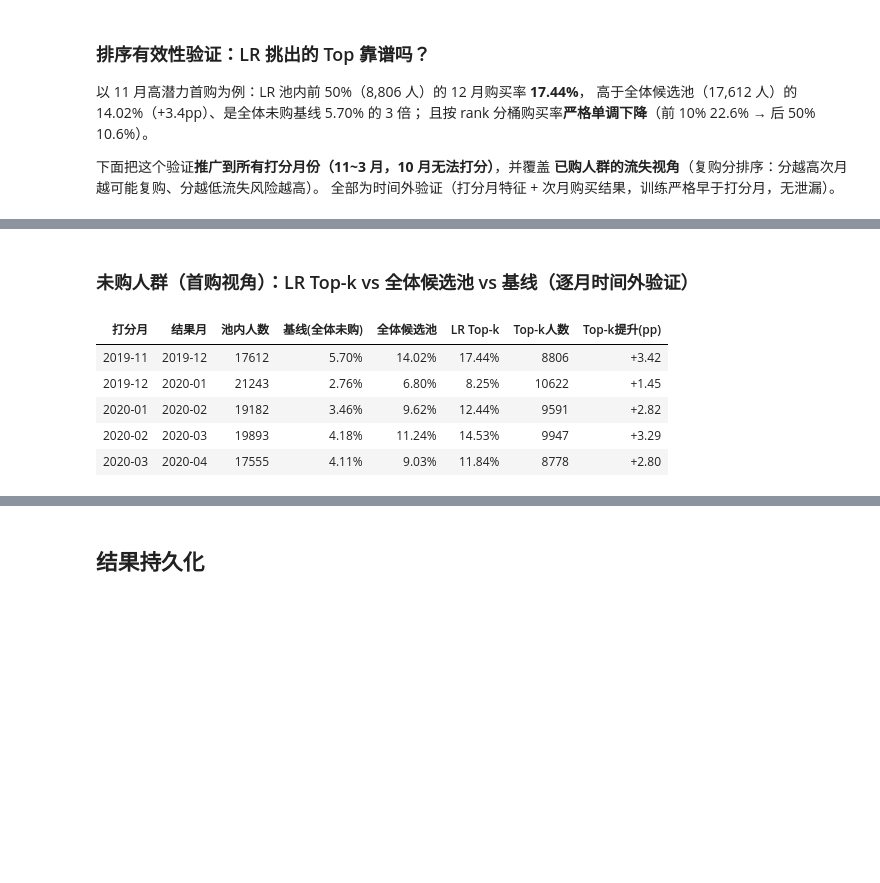
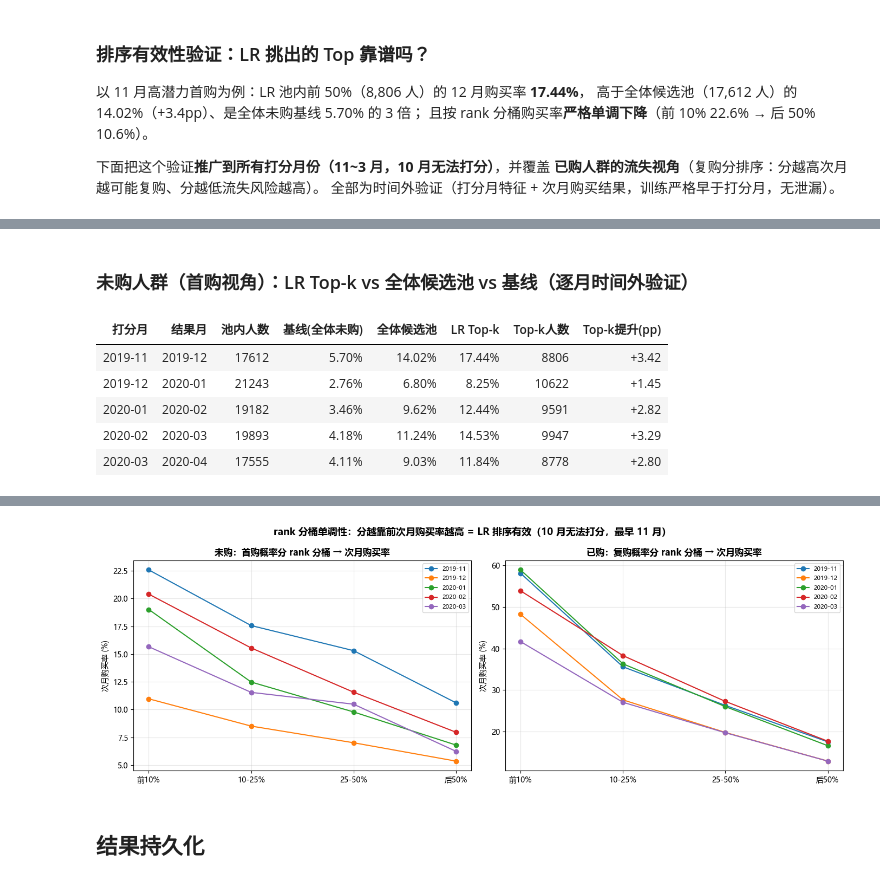
Before and after one commit to DX39069043/RFM-behavior-segmentation, a Jupyter notebook: main.ipynb, the cells around one changed output, grey strips where cells are left out. Drawn from its saved outputs; the diff is of its cells as text; code cells hidden in the pictures; blank space fills up the shorter version.

```diff
--- a/main.ipynb
+++ b/main.ipynb
@@ -841,13 +1139,22 @@ from pathlib import Path
 from analysis import _next_month, build_features, load_panel, score_buyers_history, score_nonbuyers_history
 from config import MONTHS, PANEL_FILE
 
+# 面板只需读这 7 列，省 IO 与内存
 PANEL_COLUMNS = ['event_time', 'event_type', 'price', 'product_id', 'user_id', 'user_session', 'month']
 print('加载 7 个月面板（约 2 分钟）...')
+# 一次性读入全部 7 个月面板
 panel_v = load_panel(PANEL_FILE, months=MONTHS, columns=PANEL_COLUMNS)
 
-score_months = [m for m in MONTHS if m > '2019-10' and _next_month(m) in MONTHS]
-              # 10 月无法打分（最早建模月，不需要选人）；且打分月的次月（结果月）必须在面板内
+# 确定可打分的月份：10 月是最早建模月无法打分（不需要选人）；
+# 且打分月的次月（结果月）必须在面板内，否则没有结果可验证
+score_months = []
+for m in MONTHS:
+    if m > '2019-10' and _next_month(m) in MONTHS:
+        score_months.append(m)
+
+# rank 分桶的边界（按人数比例分 4 桶）与各桶名字
 BUCKETS = [(0.0, 0.10, '前10%'), (0.10, 0.25, '10-25%'), (0.25, 0.50, '25-50%'), (0.50, 1.0, '后50%')]
+
 
 def bucket_rates(rank_sorted_df, y_col):
     """按 rank 升序排序后按人数比例切 4 桶，返回各桶 y 均值（越靠前越高 = 排序有效）。"""
@@ -861,66 +1168,117 @@ def bucket_rates(rank_sorted_df, y_col):
         start = end
     return rates
 
+
 # ── 各月用户特征：磁盘缓存（首次构建约 40 秒，之后运行直接读取）──
 cache_dir = Path('data/_feats_cache')
+# 缓存目录不存在时自动创建
 cache_dir.mkdir(parents=True, exist_ok=True)
+# 月份 -> 该月用户特征表 的缓存字典
 cache = {}
 for m in MONTHS:
     cf = cache_dir / f'{m}.parquet'
     if cf.exists():
+        # 命中缓存：直接读入
         cache[m] = pd.read_parquet(cf)
     else:
+        # 未命中：现场构建该月特征并写入缓存
         ev = panel_v[panel_v['month'].eq(m)]
         cache[m] = build_features(ev, ev['event_time'].max())
         cache[m].to_parquet(cf)
 
 # ── 每个打分月：一次分层，未购 + 已购共享（不再重复 segment_users）──
+# 汇总结果：nb_rows=逐月行记录，nb_buckets/buyer_buckets=逐月分桶购买率
 nb_rows, nb_buckets, buyer_buckets = [], {}, {}
 for sm in score_months:
-    nm = _next_month(sm)
-    buyers_nm = set(panel_v.loc[panel_v['month'].eq(nm) & panel_v['event_type'].eq('purchase'), 'user_id'])
+    nm = _next_month(sm)  # 结果月 = 打分月的下一个月
+    # 找出结果月里真实下单的用户 id 集合（作为验证的"是否购买"标签）
+    is_result_month = panel_v['month'].eq(nm)
+    is_purchase = panel_v['event_type'].eq('purchase')
+    buyers_nm = set(panel_v.loc[is_result_month & is_purchase, 'user_id'])
+    # 打一次分：先未购（含分层），已购复用同一分层结果
     out = score_nonbuyers_history(panel_v, sm, cache=cache)
     out = score_buyers_history(panel_v, sm, cache=cache, segmented=out)   # 复用同一分层
+    # 未购子集：打分月未购买的用户，标注"次月是否购买"
     nb = out[out['Purchase_Frequency'].eq(0)].copy()
     nb['bought'] = nb['user_id'].isin(buyers_nm).astype(int)
+    # 候选池 = 未购人群中规则圈出的高潜力首购用户
     pool = nb[nb['User_Segment'] == '高潜力首购用户'].copy()
+    # Top-k 子集 = 池内被 TopK_Flag 标记的人
     top = pool[pool['TopK_Flag'] == 1]
+    # 记录这一打分月的三个口径次月购买率（基线 / 全体候选池 / LR Top-k）
     nb_rows.append({'打分月': sm, '结果月': nm, '池内人数': len(pool),
                     '基线(全体未购)': nb['bought'].mean(), '全体候选池': pool['bought'].mean(),
                     'LR Top-k': top['bought'].mean() if len(top) else np.nan,
                     'Top-k人数': len(top)})
+    # 未购视角：候选池按首购分 rank 分桶，看各桶次月购买率
     nb_buckets[sm] = bucket_rates(pool.sort_values('First_Purchase_Rank'), 'bought')
+    # 已购子集：打分月有购买的用户，标注"次月是否购买"
     b = out[out['Purchase_Frequency'].gt(0)].copy()
     b['bought'] = b['user_id'].isin(buyers_nm).astype(int)
+    # 已购视角：有复购分的人按复购分 rank 分桶
     buyer_buckets[sm] = bucket_rates(b[b['Repurchase_Rank'].notna()].sort_values('Repurchase_Rank'), 'bought')
     print(f'  {sm} 完成（→{nm} 结果）')
 
+# 把逐月记录变成表格，并算出 Top-k 相对全体候选池的提升（百分点）
 nb_df = pd.DataFrame(nb_rows)
 nb_df['Top-k提升(pp)'] = (nb_df['LR Top-k'] - nb_df['全体候选池']) * 100
+
+
+def _fmt_pct2(x):
+    """把小数格式化为两位百分数；缺失值显示为 —。"""
+    if pd.isna(x):
+        return '—'
+    return f'{x:.2%}'
+
+
+def _fmt_pp(x):
+    """把差值格式化为带符号的两位小数（百分点）；缺失值显示为 —。"""
+    if pd.isna(x):
+        return '—'
+    return f'{x:+.2f}'
+
+
+# 把展示用的三列购买率与提升列都转成易读文本
 nb_show = nb_df.copy()
 for c in ['基线(全体未购)', '全体候选池', 'LR Top-k']:
-    nb_show[c] = nb_show[c].map(lambda x: '—' if pd.isna(x) else f'{x:.2%}')
-nb_show['Top-k提升(pp)'] = nb_show['Top-k提升(pp)'].map(lambda x: '—' if pd.isna(x) else f'{x:+.2f}')
+    nb_show[c] = nb_show[c].map(_fmt_pct2)
+nb_show['Top-k提升(pp)'] = nb_show['Top-k提升(pp)'].map(_fmt_pp)
+# 展示未购人群（首购视角）的逐月时间外验证表
 display(HTML('<h3>未购人群（首购视角）：LR Top-k vs 全体候选池 vs 基线（逐月时间外验证）</h3>'))
 display(HTML(nb_show.to_html(index=False)))
 
+# 打印已购人群（复购/流失视角）各月分桶的次月购买率
 print('已购人群（复购/流失视角）——复购分 rank 分桶的次月购买率（越靠前越高，后50%≈流失预警）：')
-for sm, rates in buyer_buckets.items():
-    print(f'  {sm}→{_next_month(sm)}: ' + ' | '.join(f'{b[2]} {r:.2%}' for b, r in zip(BUCKETS, rates)))
+for sm, bucket_rates_by_month in buyer_buckets.items():
+    # 把 4 个桶的名字与购买率拼成一段文字
+    parts = []
+    for bucket, rate in zip(BUCKETS, bucket_rates_by_month):
+        bucket_name = bucket[2]
+        parts.append(f'{bucket_name} {rate:.2%}')
+    bucket_text = ' | '.join(parts)
+    print(f'  {sm}→{_next_month(sm)}: ' + bucket_text)
 
 # ── 分桶单调性图（未购 + 已购）──
+# 画图意图：若 LR 排序有效，越靠前的 rank 分桶次月购买率应越高（曲线单调下降）
 fig, axes = plt.subplots(1, 2, figsize=(14, 5))
 x = np.arange(len(BUCKETS))
-for ax, data, title in [
+# 左右两个子图分别展示未购（首购分）与已购（复购分）的分桶结果
+bucket_plot_specs = [
     (axes[0], nb_buckets, '未购：首购概率分 rank 分桶 → 次月购买率'),
-    (axes[1], buyer_buckets, '已购：复购概率分 rank 分桶 → 次月购买率')]:
-    for sm, rates in data.items():
-        ax.plot(x, np.array(rates) * 100, marker='o', label=sm)
-    ax.set_xticks(x); ax.set_xticklabels([b[2] for b in BUCKETS])
+    (axes[1], buyer_buckets, '已购：复购概率分 rank 分桶 → 次月购买率'),
+]
+for ax, data, title in bucket_plot_specs:
+    # 每个打分月画一条折线：x=分桶名，y=该桶次月购买率
+    for sm, rates_by_bucket in data.items():
+        ax.plot(x, np.array(rates_by_bucket) * 100, marker='o', label=sm)
+    # x 轴刻度 = 4 个分桶名
+    ax.set_xticks(x)
+    ax.set_xticklabels([b[2] for b in BUCKETS])
     ax.set_ylabel('次月购买率 (%)')
     ax.set_title(title, fontsize=12, fontweight='bold')
     ax.legend(fontsize=8)
     ax.grid(alpha=0.3)
+# 整图标题：说明分桶单调性结论
 plt.suptitle('rank 分桶单调性：分越靠前次月购买率越高 = LR 排序有效（10 月无法打分，最早 11 月）',
              fontsize=13, fontweight='bold')
 plt.tight_layout()
@@ -937,3 +1306,4 @@ KeyboardInterrupt:
+[figure, added]
 # %% [markdown]
 ## 结果持久化
 # %%
```
Also changed, not shown: parts of 23 cells of this notebook, 4 other files.
